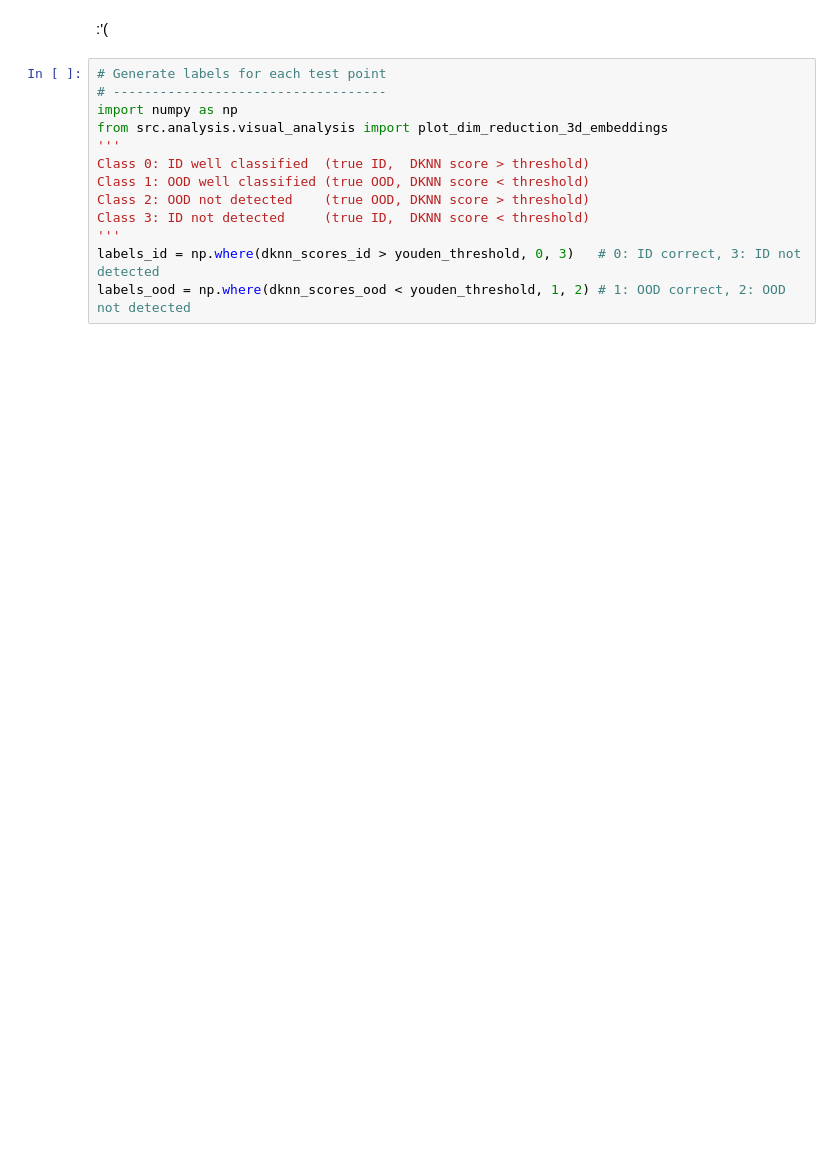
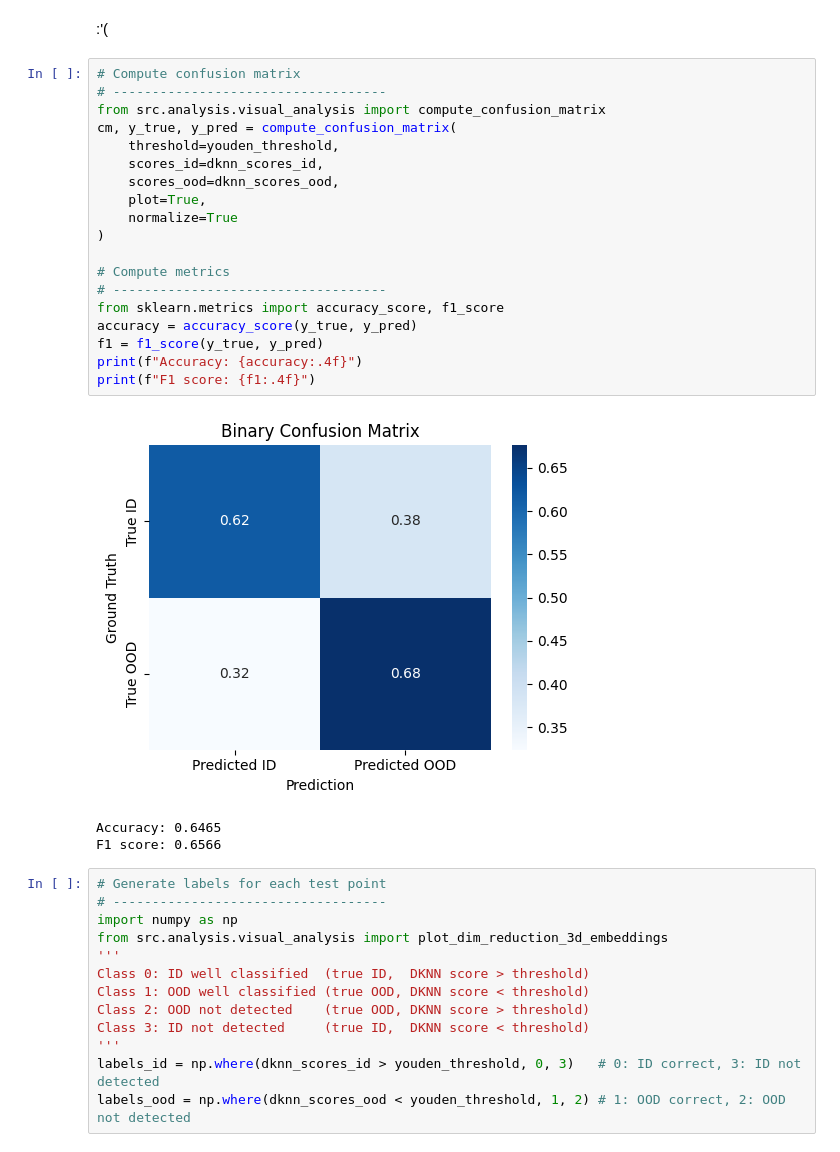
Before and after one commit to LilaR66/ood_for_hallucination_detection, a Jupyter notebook: notebooks/ood_main_notebook.ipynb, the cells around one changed output. Saved outputs shown, nothing was run; the diff lists cells and outputs as text; blank space fills up the shorter version.

```diff
--- a/notebooks/ood_main_notebook.ipynb
+++ b/notebooks/ood_main_notebook.ipynb
@@ -644,5 +666,28 @@ plot_score_distributions(
 # %% [markdown]
 :'(
+# %%
+# Compute confusion matrix
+# -----------------------------------
+from src.analysis.visual_analysis import compute_confusion_matrix
+cm, y_true, y_pred = compute_confusion_matrix(
+    threshold=youden_threshold,
+    scores_id=dknn_scores_id,
+    scores_ood=dknn_scores_ood,
+    plot=True,
+    normalize=True
+)
+
+# Compute metrics
+# -----------------------------------
+from sklearn.metrics import accuracy_score, f1_score
+accuracy = accuracy_score(y_true, y_pred)
+f1 = f1_score(y_true, y_pred)
+print(f"Accuracy: {accuracy:.4f}")
+print(f"F1 score: {f1:.4f}")
+# %% [output]
+[figure, added]
+Accuracy: 0.6465
+F1 score: 0.6566
 # %%
 # Generate labels for each test point
 # -----------------------------------
```
Also changed, not shown: parts of 18 cells of this notebook, 5 other files.
